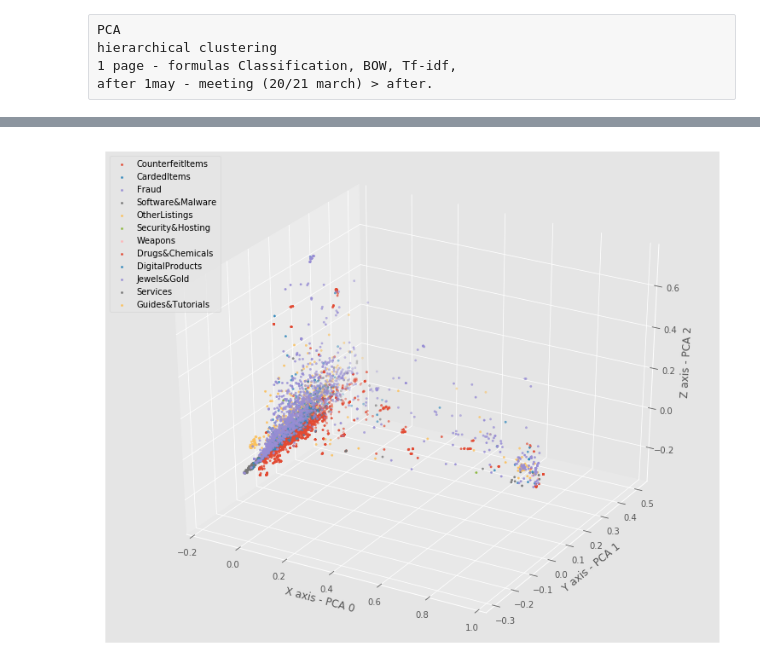
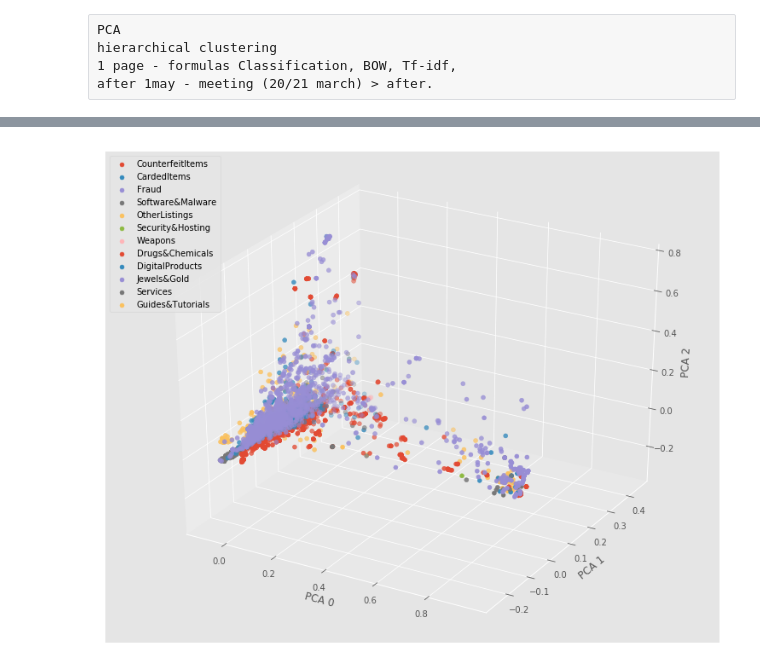
Before and after one commit to hampusadamsson/dl_p2, a Jupyter notebook: jupyter/darknet/dataset_ml.ipynb, the cells around one changed output, grey strips where cells are left out. Cells and saved outputs as stored; diff of their text form; code cells hidden in the pictures.

```diff
--- a/jupyter/darknet/dataset_ml.ipynb
+++ b/jupyter/darknet/dataset_ml.ipynb
@@ -409,46 +392,36 @@ red_dimen()
 # %%
 #
 # Plot X (3D)
 # Input: X (global)
 #
+X = red_dimen(3)
 
 def plot_data():
 
     %matplotlib inline
     #inline, gtk, osx, tk, empty uses defaultgtk
 
-    fig = plt.figure(1, figsize=(25, 12))
-    fig.set_size_inches(10,8)
-    ax = Axes3D(fig) #, rect=[1, 1, 1, 1], elev=48, azim=134)
+    fig = plt.figure(1, figsize=(10, 8))
+    ax = Axes3D(fig)
 
-    # Reorder the labels to have colors matching the cluster results
-#     problem = ["inlier","outlier",]
-    y = problem#y_outliesrs
+    y = problem
 
     for name, label in zip(list(set(problem)), list(set(y))):
 #         if "outlier" in str(name):# or u'Jewels&Gold' in name or u'Services' in name or u'Software&Malware' in name:
 #             continue
-
         ax.scatter(X[[label==t for t in y], 0],
                   X[[label==t for t in y], 1],
-                  X[[label==t for t in y], 2], label=name, s=5)
+                  X[[label==t for t in y], 2], label=name, s=25)
     #     ax.text3D(X[[label==t for t in y], 0].mean(),
     #               X[[label==t for t in y], 1].mean(),
     #               X[[label==t for t in y], 2].mean(), name)
 
     plt.legend(loc='upper left')
-    ax.set_xlabel('X axis - PCA 0')
-    ax.set_ylabel('Y axis - PCA 1')
-    ax.set_zlabel('Z axis - PCA 2')
-#     ax.set_xlim3d(-0.5, 0.5)
-#     ax.set_ylim3d(-0.5, 0.5)
-#     ax.set_zlim3d(-0.5, 0.5)
-
-    # ax.autoscale()
-    # ax.axis('off')
-
+    ax.set_xlabel('PCA 0')
+    ax.set_ylabel('PCA 1')
+    ax.set_zlabel('PCA 2')
     plt.show()
 
 plot_data()
 # %% [output]
-[figure, old version]
+[figure, new version]
```
Also changed, not shown: parts of 20 cells of this notebook, 2 other files.
